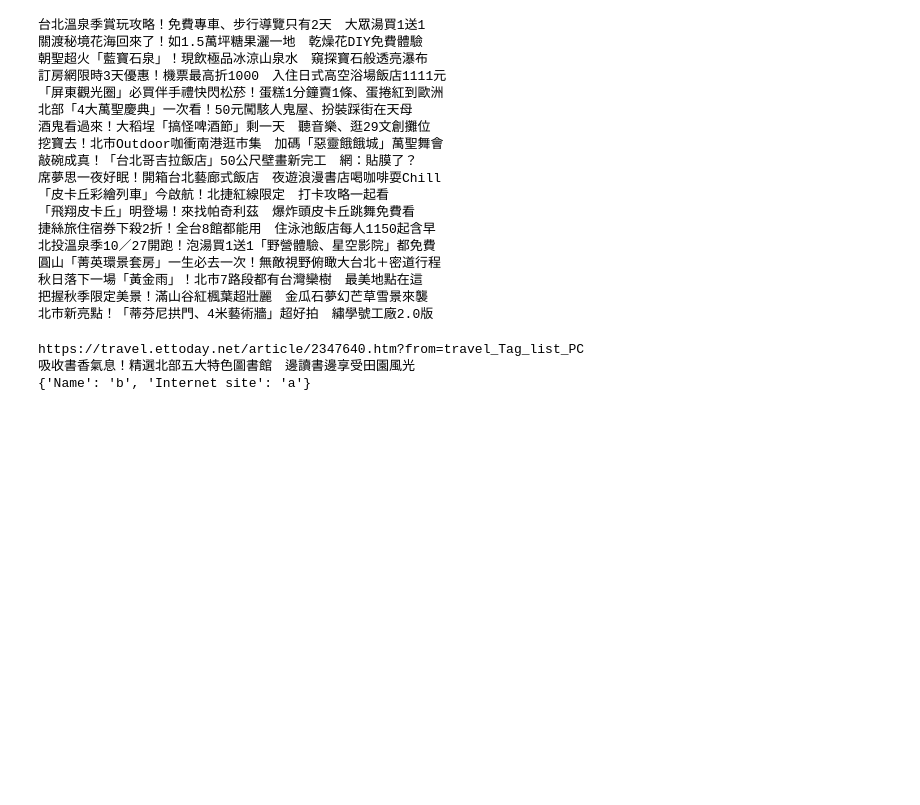
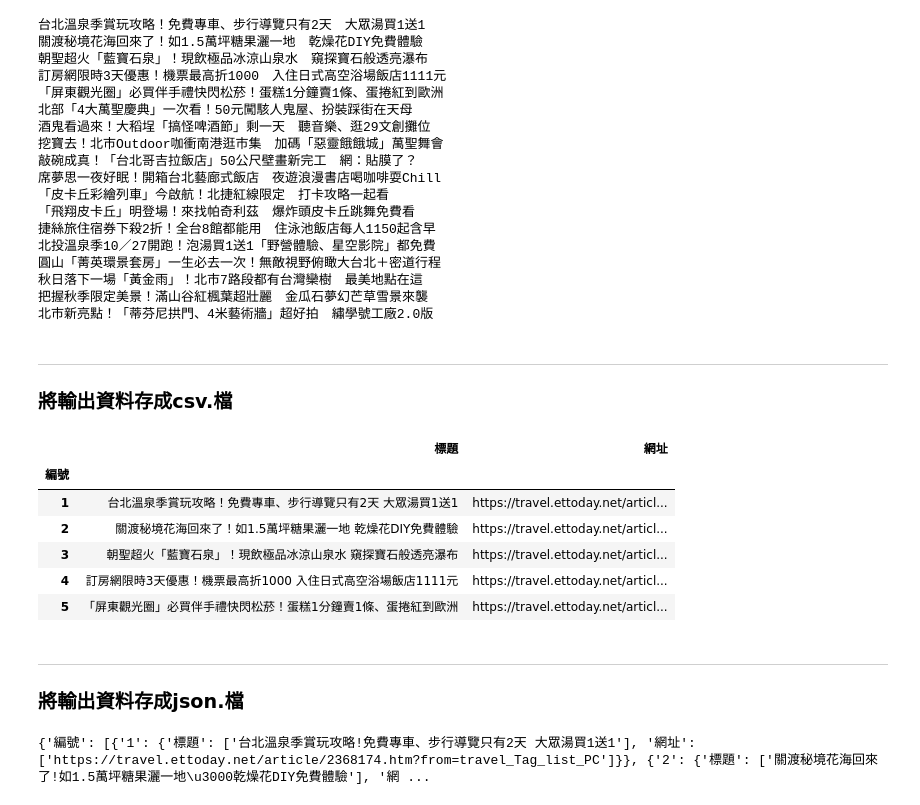
Before and after one commit to Ya-Rong/PL, a Jupyter notebook: HW3/HW3_try2-Copy1.ipynb, the cells around one changed output. Cells and saved outputs as stored; diff of their text form; code cells hidden in the pictures; blank space fills up the shorter version.

```diff
--- a/HW3/HW3_try2-Copy1.ipynb
+++ b/HW3/HW3_try2-Copy1.ipynb
@@ -142,13 +132,26 @@ rows = ['b','a']
-# %%
-#python save dict to json
-a = {print(title.select_one("a").get("href"))}
-b = {print(title.select_one("a").getText())}
-import json
-
-d = {"Name":"b",
-    "Internet site":"a"}
-print(d)
-# %% [output]
-https://travel.ettoday.net/article/2347640.htm?from=travel_Tag_list_PC
-吸收書香氣息！精選北部五大特色圖書館　邊讀書邊享受田園風光
-{'Name': 'b', 'Internet site': 'a'}
+# %% [markdown]
+----------------
+
+### 將輸出資料存成csv.檔
+# %%
+#使用pandas套件
+import pandas as pd
+
+# read csv file
+#須將csv檔與此程式碼檔案放置於同一資料夾內
+a = pd.read_csv("save_dict_to_csv.csv",index_col=0)
+# %%
+#列出檔案前五筆資料
+a.head()
+# %% [output]
+|  | 標題 | 網址 |
+| 編號 |  |  |
+| 1 | 台北溫泉季賞玩攻略！免費專車、步行導覽只有2天 大眾湯買1送1 | https://travel.ettoday.net/articl... |
+| 2 | 關渡秘境花海回來了！如1.5萬坪糖果灑一地 乾燥花DIY免費體驗 | https://travel.ettoday.net/articl... |
+| 3 | 朝聖超火「藍寶石泉」！現飲極品冰涼山泉水 窺探寶石般透亮瀑布 | https://travel.ettoday.net/articl... |
+| 4 | 訂房網限時3天優惠！機票最高折1000 入住日式高空浴場飯店1111元 | https://travel.ettoday.net/articl... |
+| 5 | 「屏東觀光圈」必買伴手禮快閃松菸！蛋糕1分鐘賣1條、蛋捲紅到歐洲 | https://travel.ettoday.net/articl... |
+# %% [markdown]
+----------------
+
+### 將輸出資料存成json.檔
@@ -154,0 +344,4 @@ https://travel.ettoday.net/article/2347640.htm?from=travel_Tag_list_PC
+# %%
+print(d)
+# %% [output]
+{'編號': [{'1': {'標題': ['台北溫泉季賞玩攻略!免費專車、步行導覽只有2天 大眾湯買1送1'], '網址': ['https://travel.ettoday.net/article/2368174.htm?from=travel_Tag_list_PC']}}, {'2': {'標題': ['關渡秘境花海回來了!如1.5萬坪糖果灑一地\u3000乾燥花DIY免費體驗'], '網 ...
```
Also changed, not shown: parts of 2 cells of this notebook, 3 other files.
